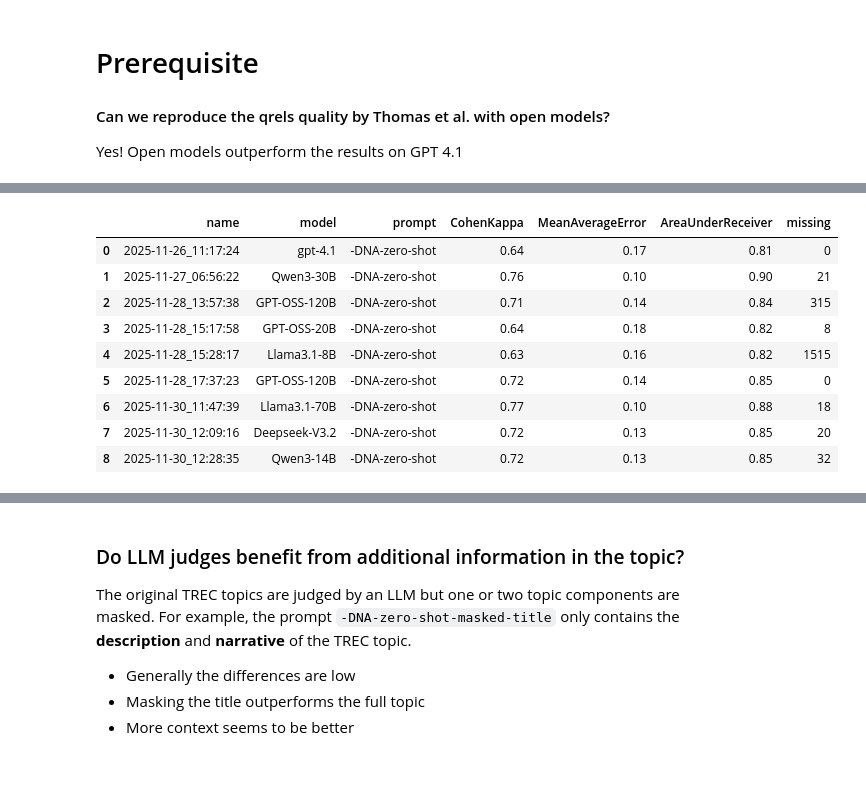
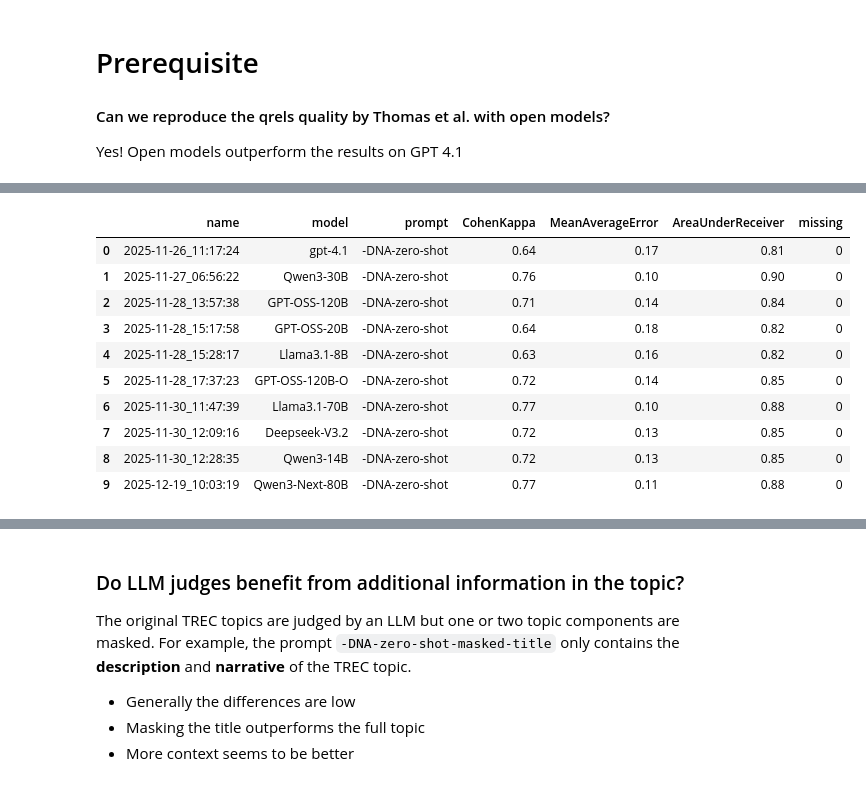
Before and after one commit to irgroup/SIGIR26-Synthesized-Information-Needs, a Jupyter notebook: notebooks/robust/evaluate-pre-requisites.ipynb, the cells around one changed output, grey strips where cells are left out. Drawn from its saved outputs; the diff is of its cells as text; code cells hidden in the pictures.

```diff
--- a/notebooks/robust/evaluate-pre-requisites.ipynb
+++ b/notebooks/robust/evaluate-pre-requisites.ipynb
@@ -31,7 +33,8 @@ baseline.qrels = QrelsTransformer.drop_relevance(
 meta_exp = MetaExperiment(
     experiments=experiments,
     baseline=baseline,
-    measures=[CohenKappa(), AreaUnderReceiver(), MeanAverageError(), LabelDistribution()],
+    measures=[CohenKappa(), AreaUnderReceiver(),
+              MeanAverageError(), LabelDistribution()],
     filter_qrels=True
 )
 # %%
@@ -49,21 +52,22 @@ df = df.pivot(index="name", columns="measure", values="value").reset_index()
 
 df = df.merge(metadata, left_on="name", right_on="date")
 df["missing"] = df["name"].map(missing)
-df["missing"] = df["missing"] - 308459
+df["missing"] = df["missing"]
 # %%
 df[["name", "model", "prompt", "CohenKappa", "MeanAverageError",
-    "AreaUnderReceiver", "missing"]].round(2)
+    "AreaUnderReceiver", "label_dist(0)", "label_dist(1)", "missing"]].round(2)
 # %% [output]
 |  | name | model | prompt | CohenKappa | MeanAverageError | AreaUnderReceiver | missing |
 | 0 | 2025-11-26_11:17:24 | gpt-4.1 | -DNA-zero-shot | 0.64 | 0.17 | 0.81 | 0 |
-| 1 | 2025-11-27_06:56:22 | Qwen3-30B | -DNA-zero-shot | 0.76 | 0.10 | 0.90 | 21 |
-| 2 | 2025-11-28_13:57:38 | GPT-OSS-120B | -DNA-zero-shot | 0.71 | 0.14 | 0.84 | 315 |
-| 3 | 2025-11-28_15:17:58 | GPT-OSS-20B | -DNA-zero-shot | 0.64 | 0.18 | 0.82 | 8 |
-| 4 | 2025-11-28_15:28:17 | Llama3.1-8B | -DNA-zero-shot | 0.63 | 0.16 | 0.82 | 1515 |
-| 5 | 2025-11-28_17:37:23 | GPT-OSS-120B | -DNA-zero-shot | 0.72 | 0.14 | 0.85 | 0 |
-| 6 | 2025-11-30_11:47:39 | Llama3.1-70B | -DNA-zero-shot | 0.77 | 0.10 | 0.88 | 18 |
-| 7 | 2025-11-30_12:09:16 | Deepseek-V3.2 | -DNA-zero-shot | 0.72 | 0.13 | 0.85 | 20 |
-| 8 | 2025-11-30_12:28:35 | Qwen3-14B | -DNA-zero-shot | 0.72 | 0.13 | 0.85 | 32 |
+| 1 | 2025-11-27_06:56:22 | Qwen3-30B | -DNA-zero-shot | 0.76 | 0.10 | 0.90 | 0 |
+| 2 | 2025-11-28_13:57:38 | GPT-OSS-120B | -DNA-zero-shot | 0.71 | 0.14 | 0.84 | 0 |
+| 3 | 2025-11-28_15:17:58 | GPT-OSS-20B | -DNA-zero-shot | 0.64 | 0.18 | 0.82 | 0 |
+| 4 | 2025-11-28_15:28:17 | Llama3.1-8B | -DNA-zero-shot | 0.63 | 0.16 | 0.82 | 0 |
+| 5 | 2025-11-28_17:37:23 | GPT-OSS-120B-O | -DNA-zero-shot | 0.72 | 0.14 | 0.85 | 0 |
+| 6 | 2025-11-30_11:47:39 | Llama3.1-70B | -DNA-zero-shot | 0.77 | 0.10 | 0.88 | 0 |
+| 7 | 2025-11-30_12:09:16 | Deepseek-V3.2 | -DNA-zero-shot | 0.72 | 0.13 | 0.85 | 0 |
+| 8 | 2025-11-30_12:28:35 | Qwen3-14B | -DNA-zero-shot | 0.72 | 0.13 | 0.85 | 0 |
+| 9 | 2025-12-19_10:03:19 | Qwen3-Next-80B | -DNA-zero-shot | 0.77 | 0.11 | 0.88 | 0 |
 # %%
 def to_table(df: pd.DataFrame) -> pd.DataFrame:
     table = df.copy()
```
Also changed, not shown: parts of 13 cells of this notebook, 1 other file.
